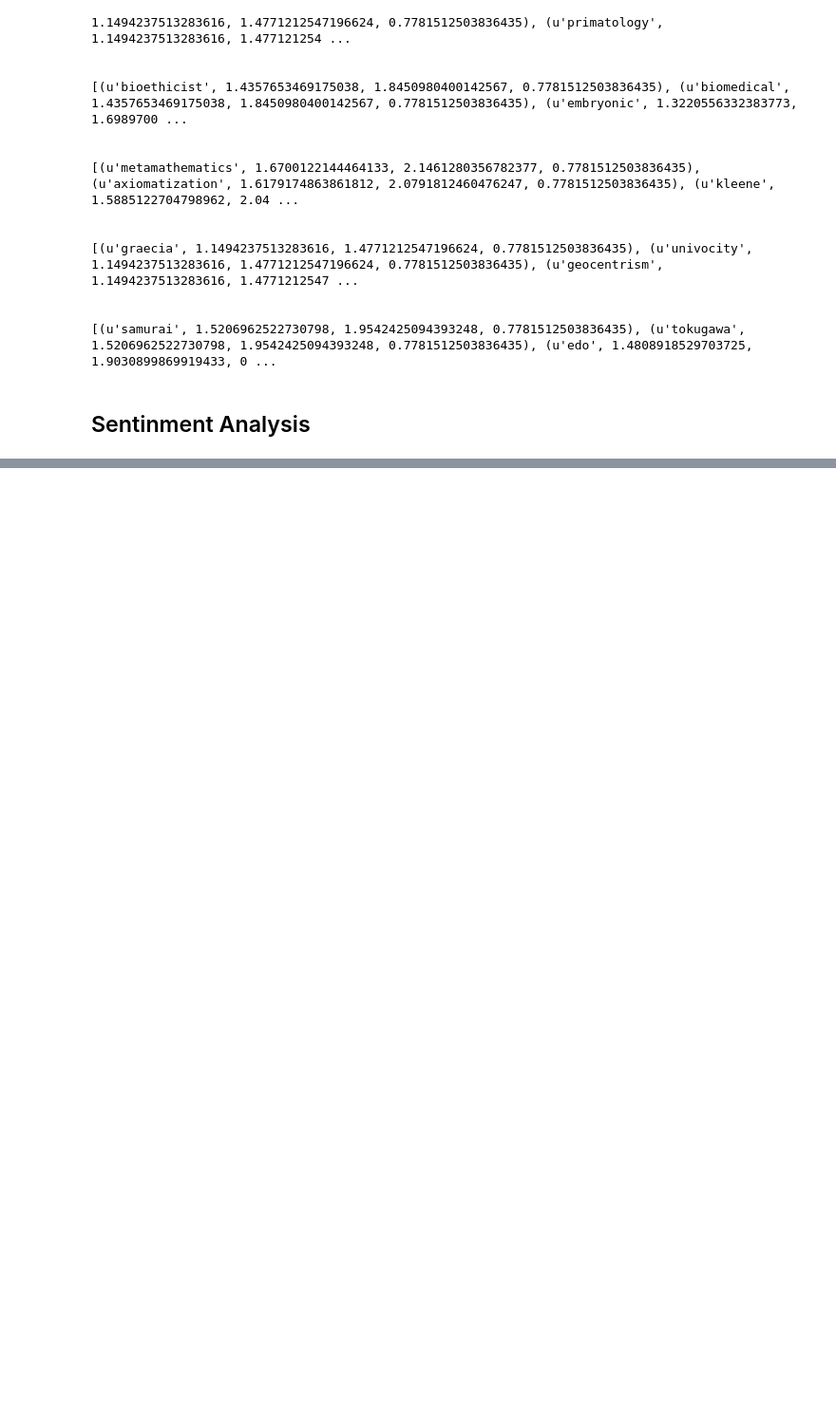
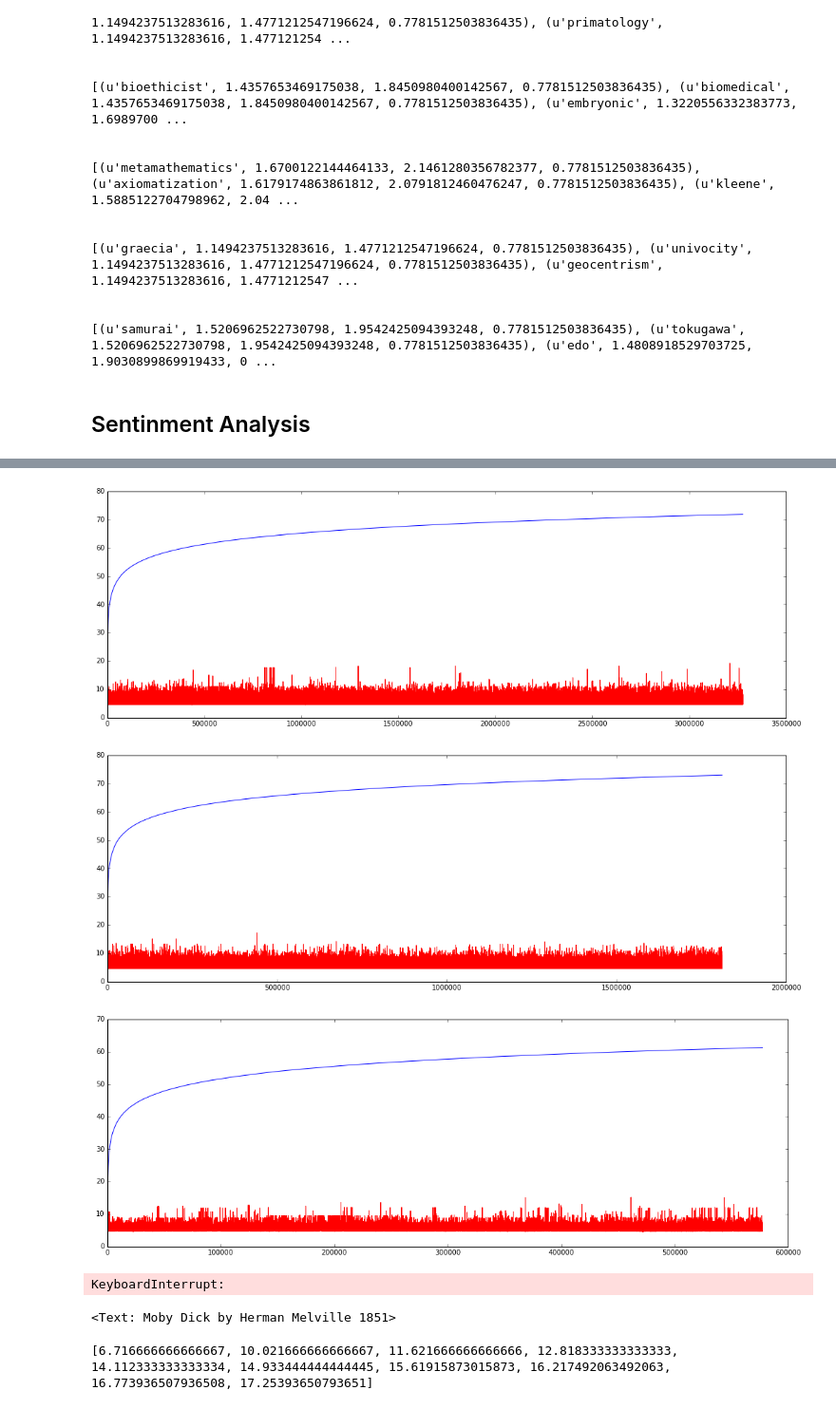
Before and after one commit to brydenfogelman/02805-social-graphs, a Jupyter notebook: bryden/SG - Week 7.ipynb, the cells around one changed output, grey strips where cells are left out. Shown: that part at 95% size. Cells and saved outputs as stored; diff of their text form; code cells hidden in the pictures; blank space fills up the shorter version.

Commit message:
week8 almost working

```diff
--- a/bryden/SG - Week 7.ipynb
+++ b/bryden/SG - Week 7.ipynb
@@ -280,11 +301,13 @@ Describe briefly how the list was generated.
 # %%
-#	word	happiness_rank	happiness_average	happiness_standard_deviation	twitter_rank	google_rank	nyt_rank	lyrics_rank
-f = io.open('./labMIT-1.0.txt','r')
+# word, happiness_rank, happiness_average, happiness_standard_deviation, twitter_rank, google_rank, nyt_rank, lyrics_rank
+f = io.open('./week7/labMIT-1.0.txt','r')
 
+# Create a dictionary for easy access of happiness_average
 word_happiness_index = {}
 
 for line in f:
     cols = line.split()
-
+    word, happiness_average = cols[0], float(cols[2])
+    word_happiness_index[word] = happiness_average
 
 f.close()
@@ -290,0 +341,50 @@ f.close()
+# %%
+texts = [text1, text2, text3, text4, text5, text6, text7, text8, text9]
+# window_lengths = [15,50,100,500]
+window_length = 15
+
+# set to hold all the words that don't have a hapiness value
+junk_words = set([])
+
+# for each window length
+# for window_length in window_lengths:
+for text in texts:
+    tokens = [word.lower() for word in text if word.isalpha()]
+
+    windows = chunks(tokens, window_length)
+
+    moving_average = []
+    happiness_averages = []
+
+    # n for calculating the moving average
+    n = 1.
+    for window in windows:
+        for words in window:
+            happiness_average_text, junk_words = sentinment(words, word_happiness_index, junk_words)
+            happiness_averages.append(happiness_average_text)
+            if moving_average:
+                avg = happiness_average_text / n + moving_average[-1]
+                moving_average.append(avg)
+            else:
+                moving_average.append(happiness_average_text)
+            n += 1
+    x = [ii*window_length for ii in range(0, len(happiness_averages))]
+    plt.figure(figsize=(18,6))
+    plt.plot(x, happiness_averages, 'r-')
+    plt.plot(x, moving_average, 'b-')
+    plt.show()
+#     print "The following %s words do not have a value for average happiness" % len(junk_words)
+#     print junk_words
+# %% [output]
+[figure, added]
+[figure, added]
+[figure, added]
+KeyboardInterrupt:
+# %%
+print text1
+# %% [output]
+<Text: Moby Dick by Herman Melville 1851>
+# %%
+print moving_average[:10]
+# %% [output]
+[6.716666666666667, 10.021666666666667, 11.621666666666666, 12.818333333333333, 14.112333333333334, 14.933444444444445, 15.61915873015873, 16.217492063492063, 16.773936507936508, 17.25393650793651]
```
Also changed, not shown: parts of 6 cells of this notebook, 5 other files.
